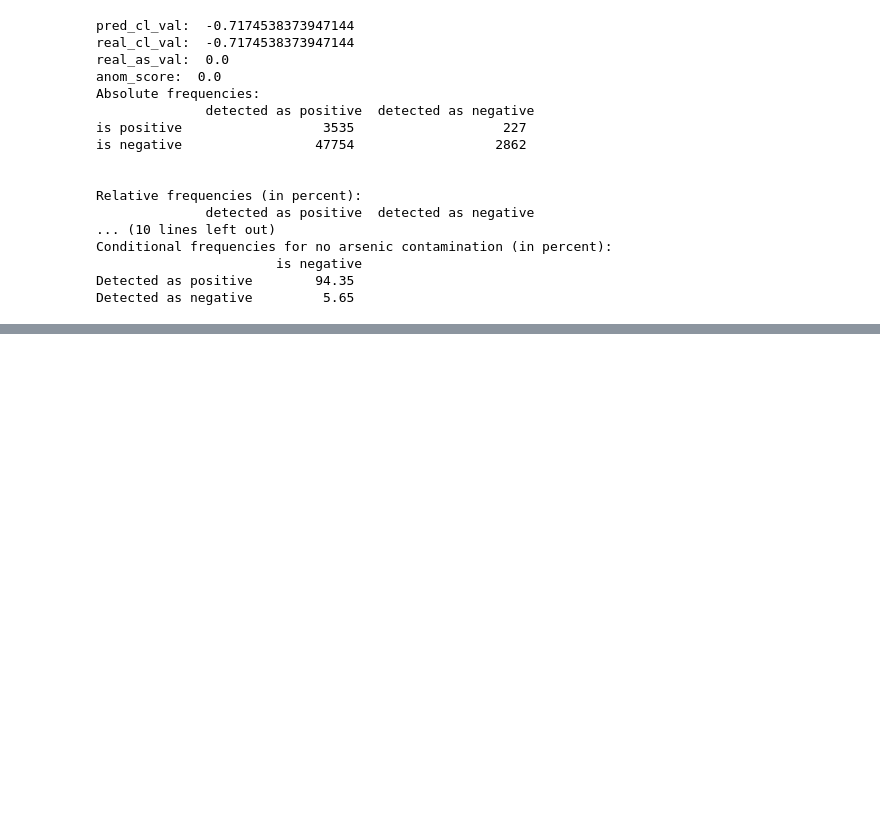
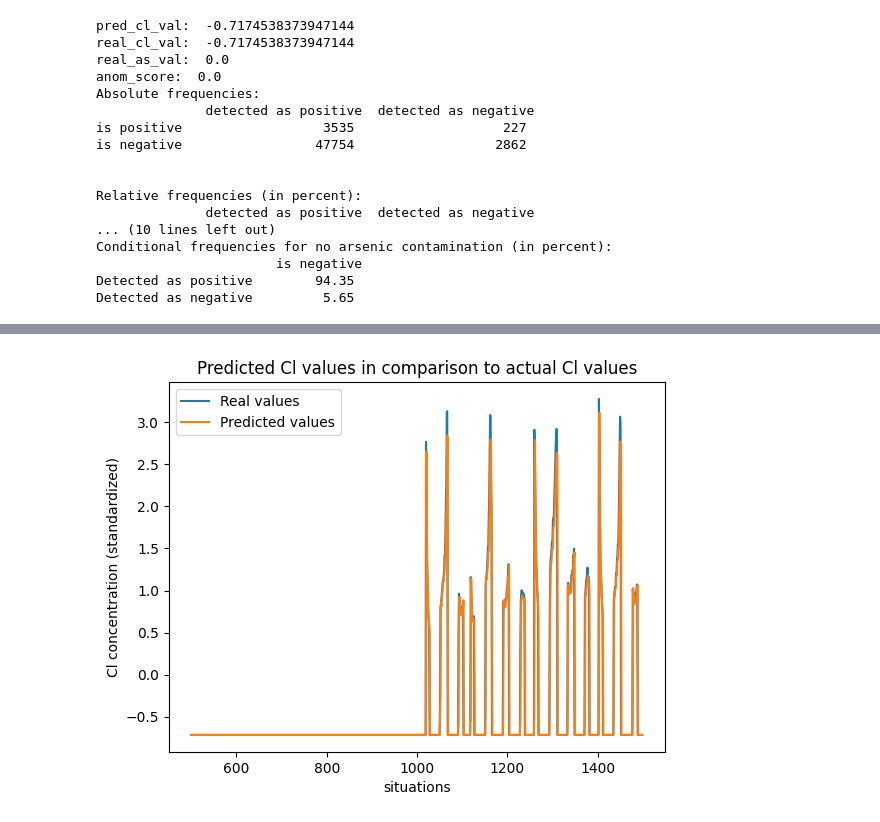
Before and after one commit to esthy13/Arsenic-Detection, a Jupyter notebook: src/notebooks/linear_predictor.ipynb, the cells around one changed output, grey strips where cells are left out. Cells and saved outputs as stored; diff of their text form; code cells hidden in the pictures; blank space fills up the shorter version.

```diff
--- a/src/notebooks/linear_predictor.ipynb
+++ b/src/notebooks/linear_predictor.ipynb
@@ -490,6 +560,16 @@ for i in range(0,20):
     data[i]["X_cl_st"] = X_cl_st
     data[i]["X_flow_st"] = X_flow_st
     data[i]["y_st"] = y_st
+# %%
+for i in range(0,20):
+
+    X_cl_st_no_cont = standardize(data_no_cont[i]["X_cl"][0], cl_mean_no_cont, cl_std_no_cont)
+    X_flow_st_no_cont = standardize(data_no_cont[i]["X_flow"][0], flow_mean_no_cont, flow_std_no_cont)
+    y_st_no_cont = standardize(data_no_cont[i]["y"][0], as_mean_no_cont, as_std_no_cont)
+
+    data_no_cont[i]["X_cl_st"] = X_cl_st_no_cont
+    data_no_cont[i]["X_flow_st"] = X_flow_st_no_cont
+    data_no_cont[i]["y_st"] = y_st_no_cont
 # %% [markdown]
 # Linear predictor
 
@@ -533,6 +623,15 @@ def get_last_readings(data, sensor, current_position, amount):
 
 train_set = data[0:14]
 test_set = data[14:20]
+# %%
+#Cell 6
+#Divide the data into training and test set (by scada data files)
+#There are only about 10 sensors in each of the categories, which is why I will only split the sensors
+#in training and test set and not create a validation set
+#2/3 training set, 1/3 test set
+
+train_set_no_cont = data_no_cont[0:14]
+test_set_no_cont = data_no_cont[14:20]
 # %%
 #Cell 7
 #Calculate the equation (Z*(t) = -∑_{i=1}^{P} a_i · Z(P-1))
@@ -1655,0 +1787,9 @@ Detected as negative         5.65
+# %%
+#x = np.column_stack([flow[0], chlor[0]])
+#y = chlor[0]
+
+#print(x)
+
+reg_no_cont = LinearRegression()
+reg_no_cont.fit(X_train_no_cont, y_train_no_cont)
+#reg.score(full_x, full_y)
@@ -1655,0 +1972,12 @@ Detected as negative         5.65
+# %%
+situations_no_cont = np.array(list(range(len(real_vals_cl_i_c_no_cont))))
+plt.plot(situations_no_cont[500:1500] ,np.array(real_vals_cl_i_c_no_cont[500:1500]), label ="Real values")
+plt.plot(situations_no_cont[500:1500], np.array(pred_vals_cl_i_c_no_cont[500:1500]), label = "Predicted values")
+
+plt.xlabel("situations")
+plt.ylabel("Cl concentration (standardized)")
+plt.title("Predicted Cl values in comparison to actual Cl values")
+plt.legend()
+plt.show()
+# %% [output]
+[figure, added]
```
Also changed, not shown: parts of 10 cells of this notebook.
